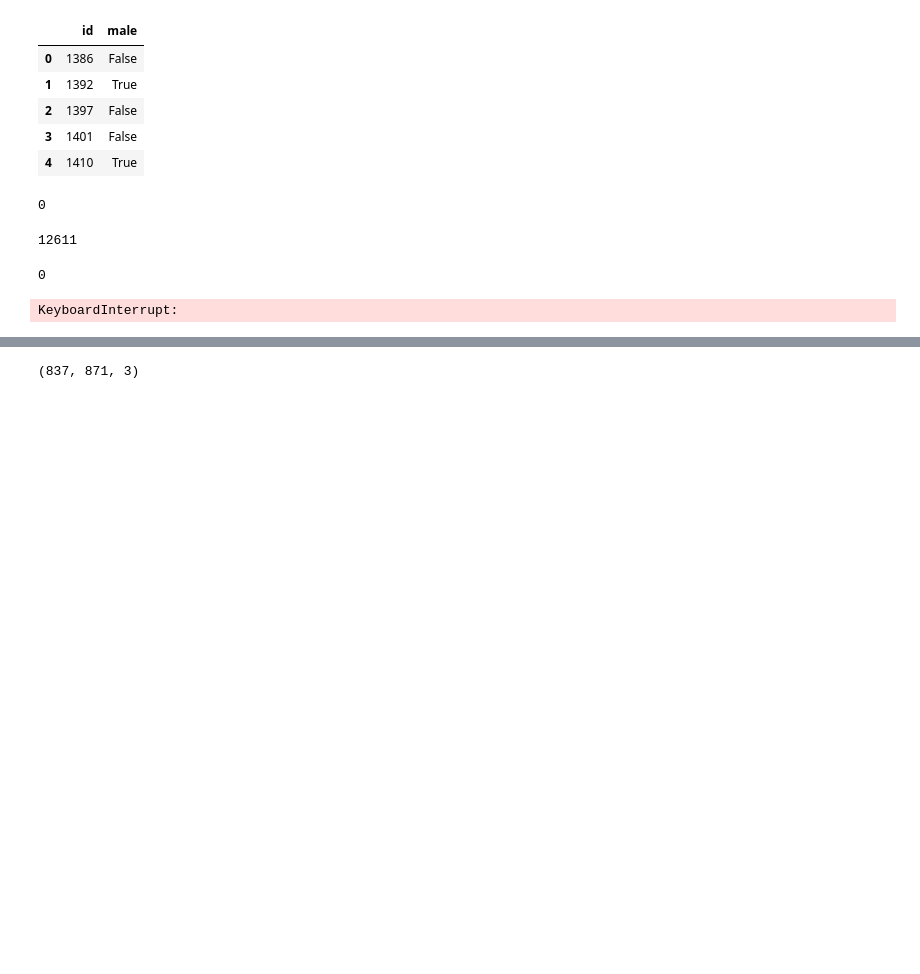
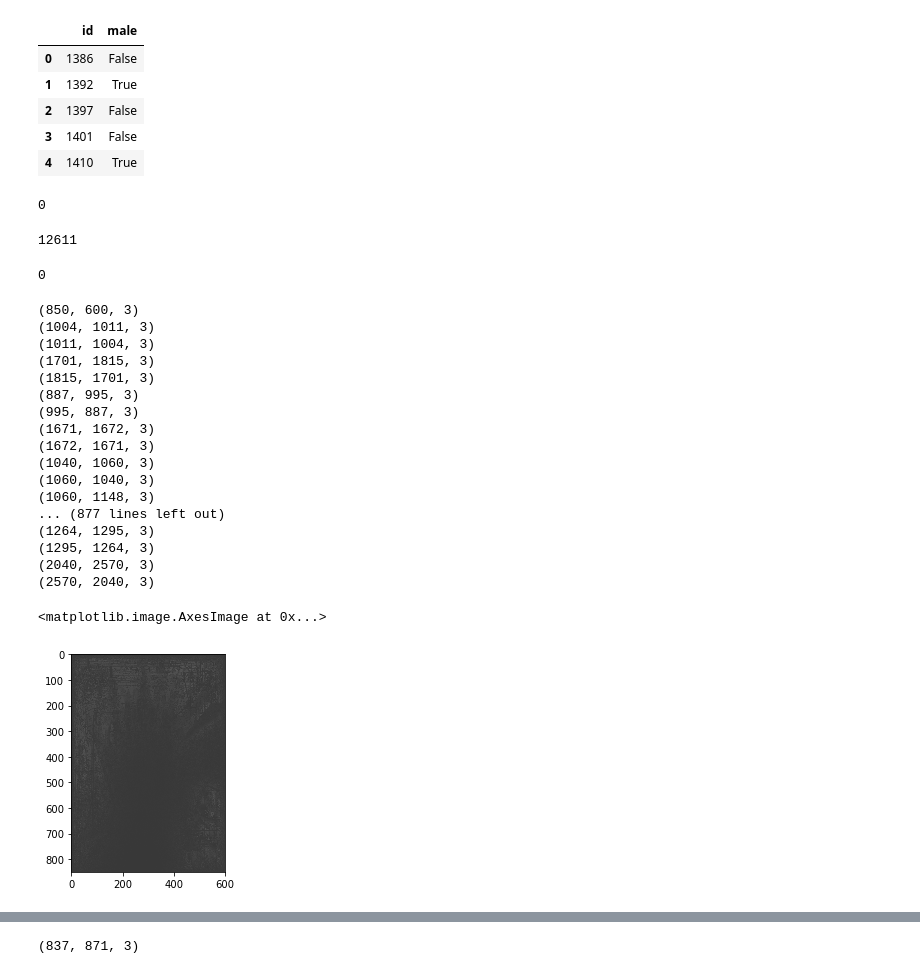
Before and after one commit to alxndrkalinin/boneage, a Jupyter notebook: notebooks/eda.ipynb, the cells around one changed output, grey strips where cells are left out. Cells and saved outputs as stored; diff of their text form; code cells hidden in the pictures; blank space fills up the shorter version.

```diff
--- a/notebooks/eda.ipynb
+++ b/notebooks/eda.ipynb
@@ -117,16 +117,55 @@ len(list(set(sub['id']) & set(val['id'])))
 # %%
 train['x'] = 0
 train['y'] = 0
 
+avg_img = np.zeros((850, 600,3)).astype(np.float32)
+print(avg_img.shape)
+clahe = cv2.createCLAHE(clipLimit=2.0, tileGridSize=(8,8))
+
 img_idx = []
 
-for filename in os.listdir('../data/boneage-training-dataset/'):
+for idx, filename in enumerate(os.listdir('../data/boneage-training-dataset/')):
     if filename.endswith(".png"):
         img_idx.append(filename[:-4])
 #         print(train.loc[train['id'] == int(img[:-4]), 'x'])
 #         train.loc[train['id'] == int(img[:-4]), 'x'] = 1
 #         print(train.loc[train['id'] == int(img[:-4]), 'x'])
-        img = io.imread(os.path.join('../data/boneage-training-dataset/', filename))
-        train.loc[train['id'] == int(filename[:-4]), 'x'], train.loc[train['id'] == int(filename[:-4]), 'y'] = img.shape
+        img = cv2.imread(os.path.join('../data/boneage-training-dataset/', filename))
+#         img = clahe.apply(img)
+        if img.shape[1] > img.shape[0]:
+            print(img.shape)
+            img = np.swapaxes(img,0,1)
+            print(img.shape)
+#         plt.figure()
+#         plt.imshow(img)
+        img[img > 200] = 0
+        img = cv2.resize(img, (600,850))
+#         plt.figure()
+#         plt.imshow(img)
+        avg_img = np.maximum(avg_img, img.astype(np.float32))
+#         train.loc[train['id'] == int(filename[:-4]), 'x'], train.loc[train['id'] == int(filename[:-4]), 'y'] = img.shape
+#     if idx == 100:
+#         break
+
+plt.figure()
+plt.imshow(avg_img)
 # %% [output]
-KeyboardInterrupt:
+(850, 600, 3)
+(1004, 1011, 3)
+(1011, 1004, 3)
+(1701, 1815, 3)
+(1815, 1701, 3)
+(887, 995, 3)
+(995, 887, 3)
+(1671, 1672, 3)
+(1672, 1671, 3)
+(1040, 1060, 3)
+(1060, 1040, 3)
+(1060, 1148, 3)
+... (877 lines left out)
+(1264, 1295, 3)
+(1295, 1264, 3)
+(2040, 2570, 3)
+(2570, 2040, 3)
+<matplotlib.image.AxesImage at 0x...>
+[figure, added]
```
Also changed, not shown: parts of 12 cells of this notebook.
